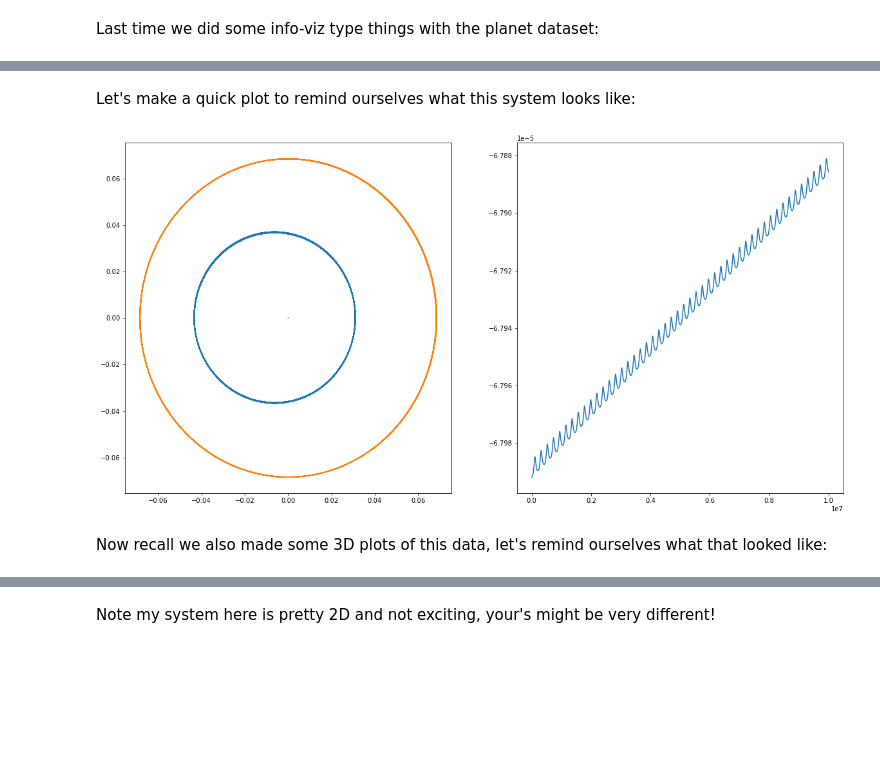
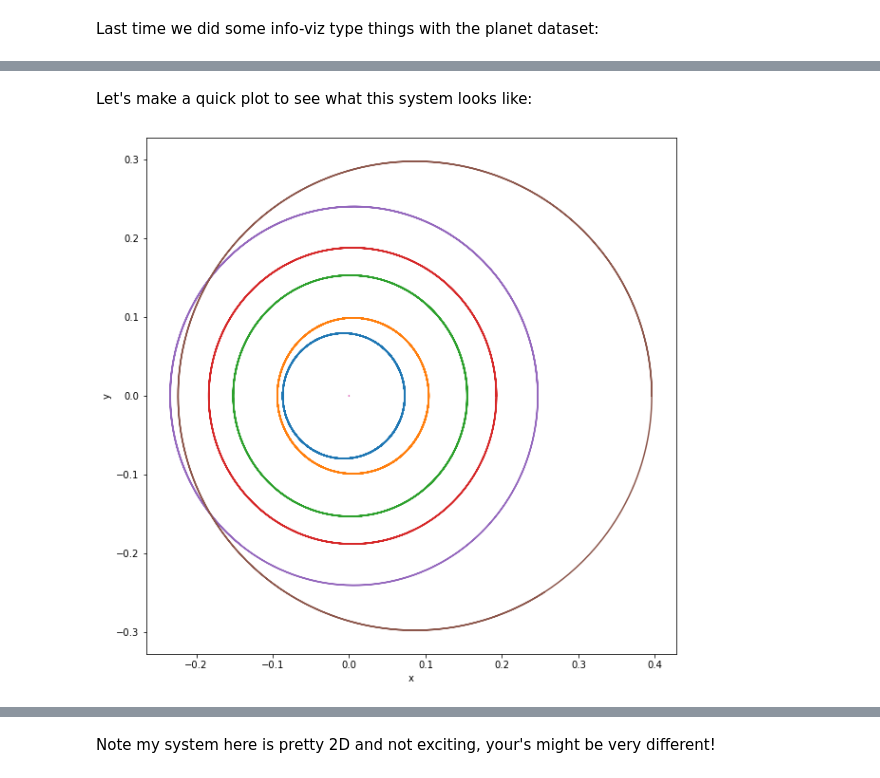
Before and after one commit to jnaiman/csci-p-14110_su2020, a Jupyter notebook: _site/lesson09/prep_notebook_lesson09.ipynb, the cells around one changed output, grey strips where cells are left out. Saved outputs shown, nothing was run; the diff lists cells and outputs as text; code cells hidden in the pictures; blank space fills up the shorter version.

```diff
--- a/_site/lesson09/prep_notebook_lesson09.ipynb
+++ b/_site/lesson09/prep_notebook_lesson09.ipynb
@@ -36,0 +83,4 @@ t_h, E_h, r_h, v_h = read_hermite_solution_from_file('myPlanetSystem_kepler101_s
+# %%
+planet_file = 'data/Kepler-11-savedSim.txt'
+
+t_h, E_h, r_h, v_h = read_hermite_solution_from_file(planet_file)
@@ -37,23 +99,20 @@ t_h, E_h, r_h, v_h = read_hermite_solution_from_file('myPlanetSystem_kepler101_s
 # %% [markdown]
-Let's make a quick plot to remind ourselves what this system looks like:
+Let's make a quick plot to see what this system looks like:
 # %%
 # first create an axis object to hold our 2 horizontal plots
-fig, ax = plt.subplots(1, 2, figsize=(10*2, 10))
+fig, ax = plt.subplots(1,1, figsize=(10, 10))
 # figsize makes sure we are 2x times wider than higher
 
 # loop over the number of particles in our system
 for i in range(r_h.shape[0]):
     # on the 0th i.e. first set of axis plot
     # the ith planet
     # the 0th (x) axis vs the 1st (y) axis
     # and plot all the time steps (:)
-    ax[0].plot(r_h[i,0,:], r_h[i, 1, :])
+    ax.plot(r_h[i,0,:], r_h[i, 1, :])
 
-# energy plot on the 2nd set of axis
-ax[1].plot(t_h, E_h)
-
+ax.set_xlabel('x')
+ax.set_ylabel('y')
 plt.show()
 # %% [output]
-[figure, old version]
+[figure, new version]
-# %% [markdown]
-Now recall we also made some 3D plots of this data, let's remind ourselves what that looked like:
```
Also changed, not shown: parts of 29 cells of this notebook, 6 other files.
